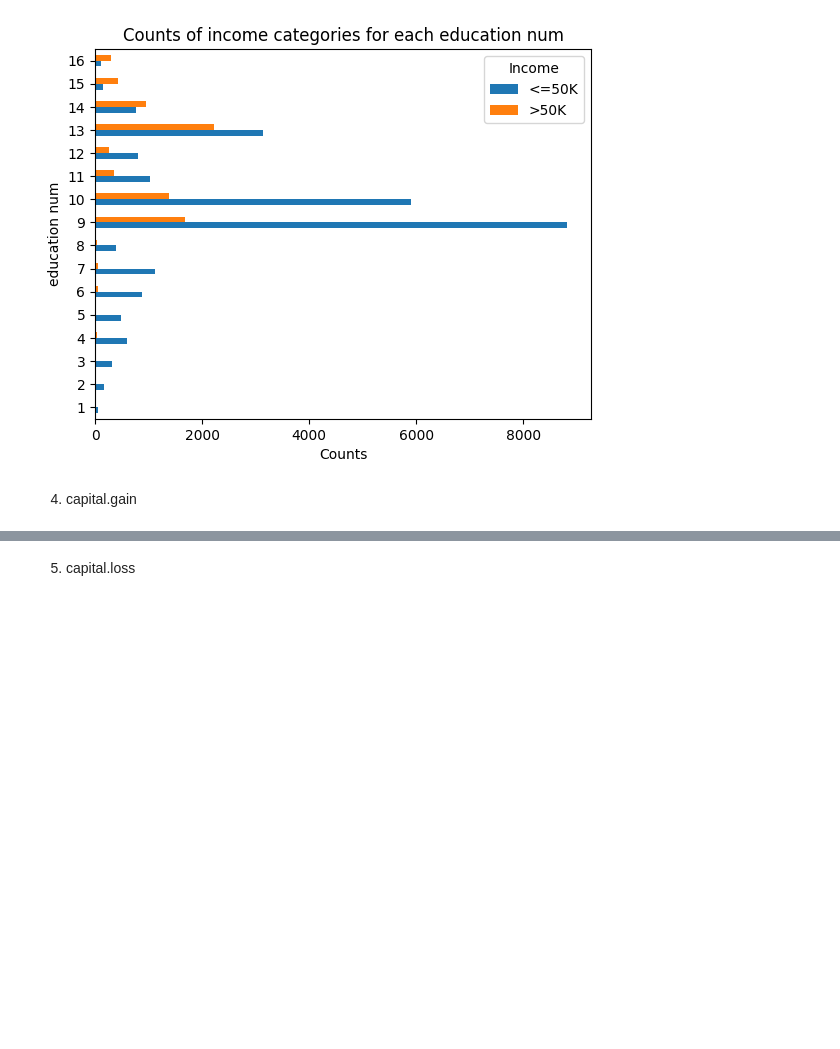
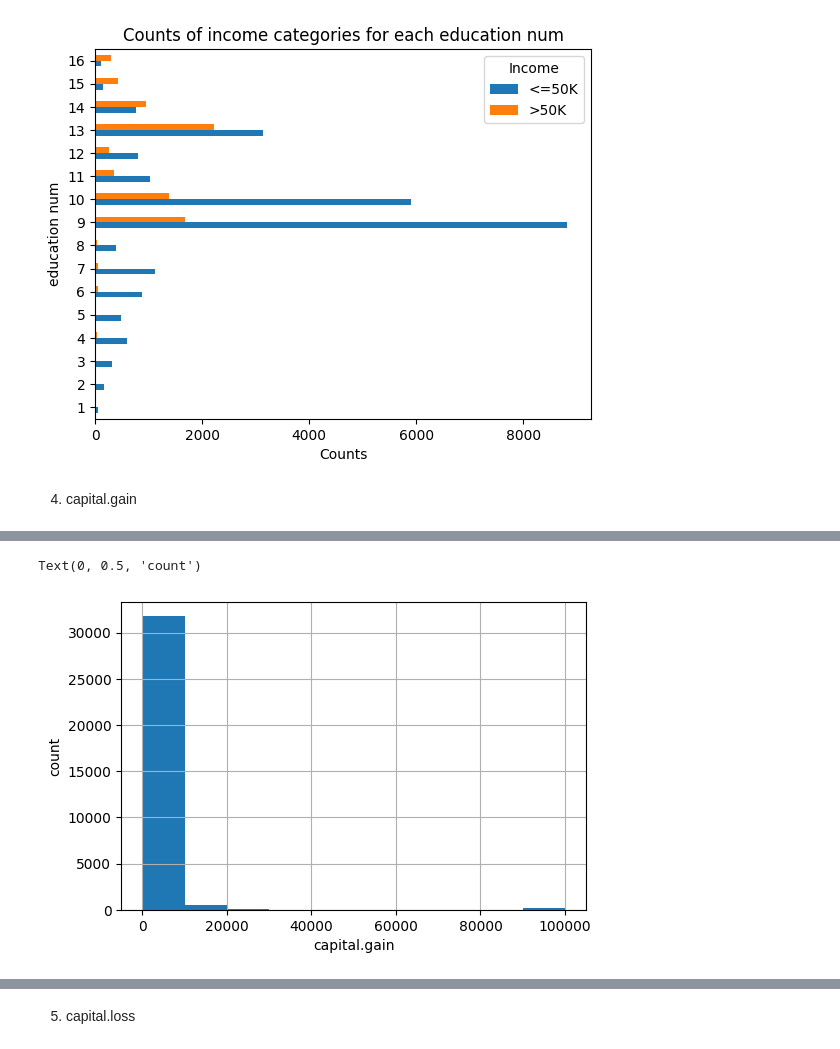
Before and after one commit to atharvawadekar/Adult-census-income-classification, a Jupyter notebook: phase1_eda.ipynb, the cells around one changed output, grey strips where cells are left out. Cells and saved outputs as stored; diff of their text form; code cells hidden in the pictures; blank space fills up the shorter version.

```diff
--- a/phase1_eda.ipynb
+++ b/phase1_eda.ipynb
@@ -817 +881,8 @@ plt.scatter(df['income'], df['capital.gain'])
 [figure]
+# %%
+df['capital.gain'].hist(figsize=(6,4))
+plt.xlabel('capital.gain')
+plt.ylabel('count')
+# %% [output]
+Text(0, 0.5, 'count')
+[figure, added]
```
Also changed, not shown: parts of 40 cells of this notebook.
